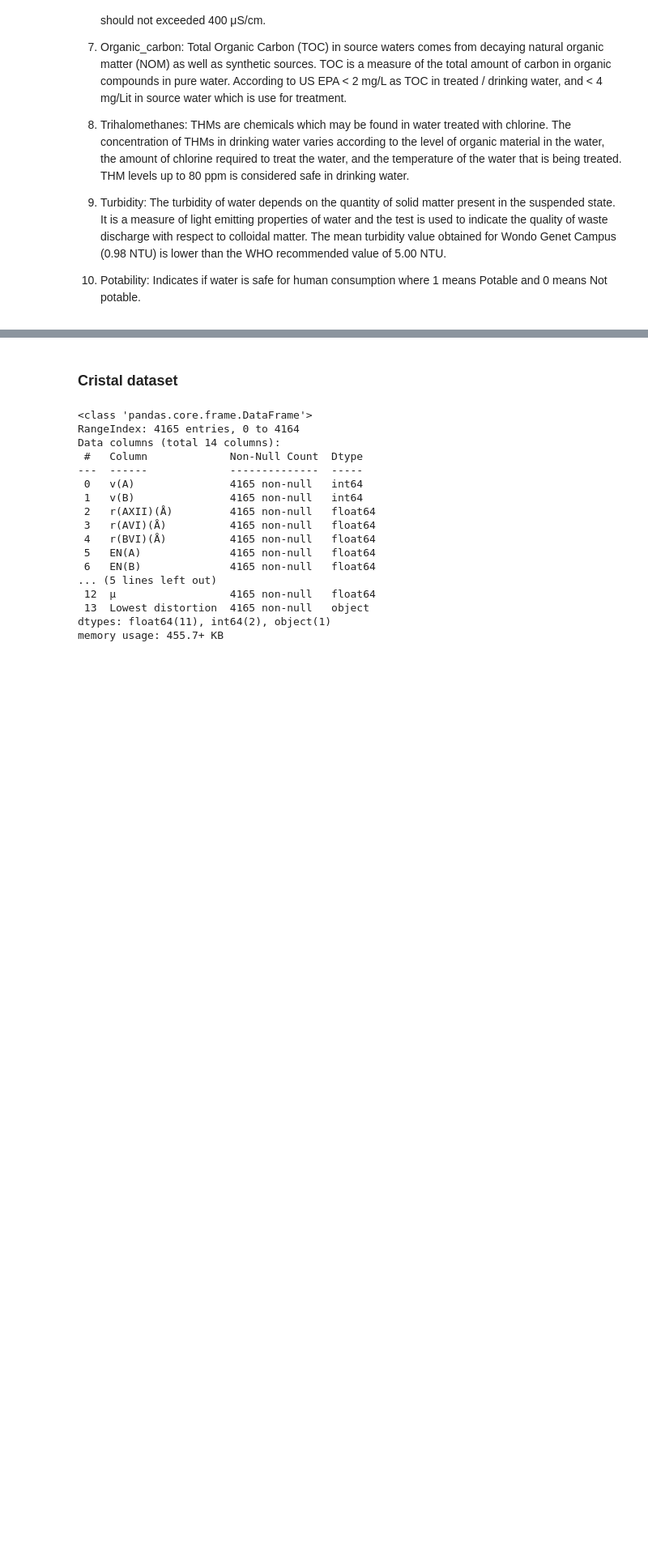
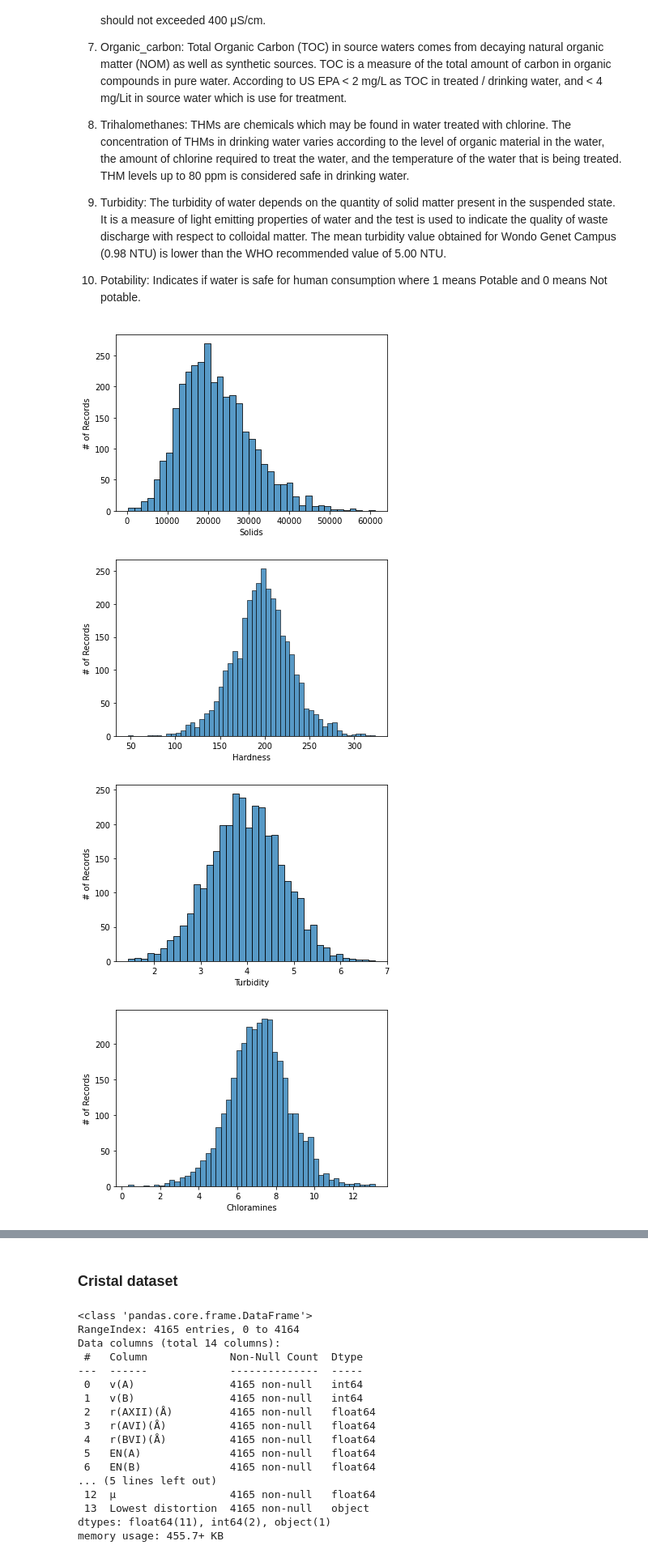
Before and after one commit to Erez123454/MachineLearning_Ass1, a Jupyter notebook: DataAnalysis.ipynb, the cells around one changed output, grey strips where cells are left out. Shown: that part at 81% size. Saved outputs shown, nothing was run; the diff lists cells and outputs as text; code cells hidden in the pictures; blank space fills up the shorter version.

```diff
--- a/DataAnalysis.ipynb
+++ b/DataAnalysis.ipynb
@@ -187,3 +187,10 @@ The turbidity of water depends on the quantity of solid matter present in the su
 
 10) Potability:
 Indicates if water is safe for human consumption where 1 means Potable and 0 means Not potable.
+# %%
+plotChartForAllDataset(waterQualityDataset,excludeList=[])
+# %% [output]
+[figure, added]
+[figure, added]
+[figure, added]
+[figure, added]
```
Also changed, not shown: parts of 4 cells of this notebook.
